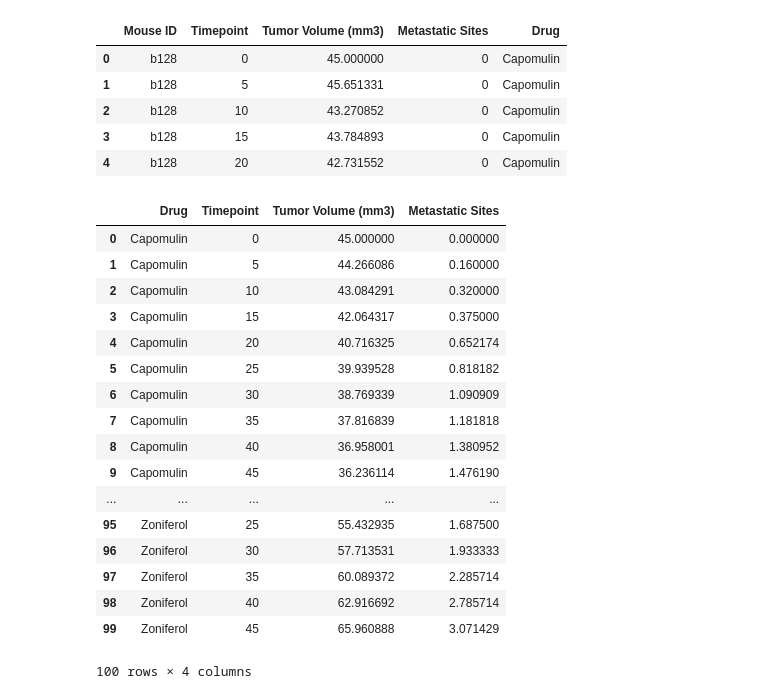
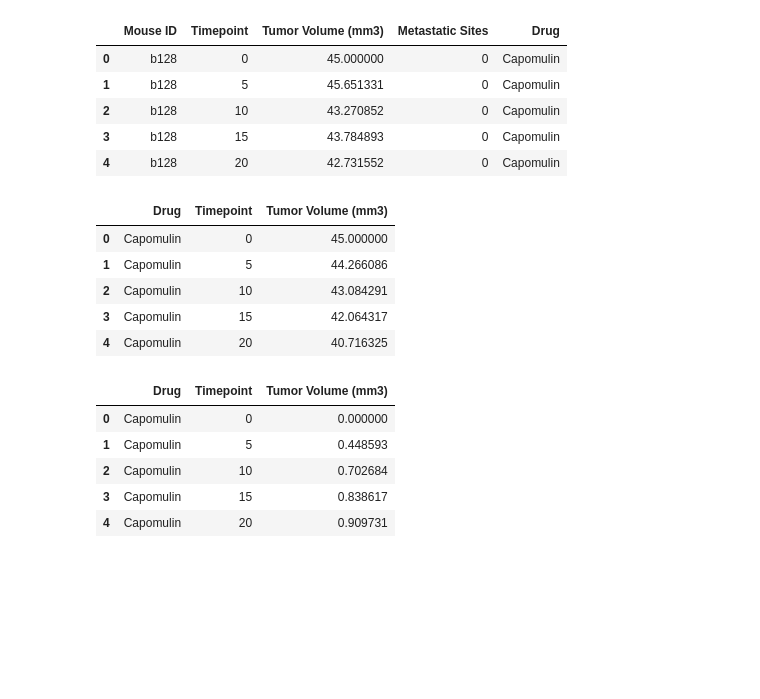
Before and after one commit to djoleary5/Pymaceuticals, a Jupyter notebook: Pymaceuticals.ipynb, the cells around one changed output. Drawn from its saved outputs; the diff is of its cells as text; code cells hidden in the pictures; blank space fills up the shorter version.

```diff
--- a/Pymaceuticals.ipynb
+++ b/Pymaceuticals.ipynb
@@ -31,31 +32,39 @@ mouse_clin.head()
 | 4 | b128 | 20 | 42.731552 | 0 | Capomulin |
 # %%
 # Store the Mean Tumor Volume Data Grouped by Drug and Timepoint
-tumorVol = mouse_clin.groupby(['Drug', 'Timepoint'])
-tumorVol = tumorVol.mean()
+tumorGrp = mouse_clin.groupby(['Drug', 'Timepoint'])
+tumorVol = tumorGrp.mean()
 tumorVol = tumorVol.reset_index()
+del tumorVol['Metastatic Sites']
 
 # Convert to DataFrame
 tumorVol = pd.DataFrame(tumorVol)
 
 # Preview DataFrame
-tumorVol
+tumorVol.head()
 # %% [output]
-|  | Drug | Timepoint | Tumor Volume (mm3) | Metastatic Sites |
-| 0 | Capomulin | 0 | 45.000000 | 0.000000 |
-| 1 | Capomulin | 5 | 44.266086 | 0.160000 |
-| 2 | Capomulin | 10 | 43.084291 | 0.320000 |
-| 3 | Capomulin | 15 | 42.064317 | 0.375000 |
-| 4 | Capomulin | 20 | 40.716325 | 0.652174 |
-| 5 | Capomulin | 25 | 39.939528 | 0.818182 |
-| 6 | Capomulin | 30 | 38.769339 | 1.090909 |
-| 7 | Capomulin | 35 | 37.816839 | 1.181818 |
-| 8 | Capomulin | 40 | 36.958001 | 1.380952 |
-| 9 | Capomulin | 45 | 36.236114 | 1.476190 |
-| ... | ... | ... | ... | ... |
-| 95 | Zoniferol | 25 | 55.432935 | 1.687500 |
-| 96 | Zoniferol | 30 | 57.713531 | 1.933333 |
-| 97 | Zoniferol | 35 | 60.089372 | 2.285714 |
-| 98 | Zoniferol | 40 | 62.916692 | 2.785714 |
-| 99 | Zoniferol | 45 | 65.960888 | 3.071429 |
+|  | Drug | Timepoint | Tumor Volume (mm3) |
+| 0 | Capomulin | 0 | 45.000000 |
+| 1 | Capomulin | 5 | 44.266086 |
+| 2 | Capomulin | 10 | 43.084291 |
+| 3 | Capomulin | 15 | 42.064317 |
+| 4 | Capomulin | 20 | 40.716325 |
-100 rows × 4 columns
+# %%
+# Store the Standard Error of Tumor Volumes Grouped by Drug and Timepoint
+tumorErr = tumorGrp.sem()
+tumorErr = tumorErr.reset_index()
+del tumorErr['Metastatic Sites']
+del tumorErr['Mouse ID']
+
+# Convert to DataFrame
+tumorErr = pd.DataFrame(tumorErr)
+
+# Preview DataFrame
+tumorErr.head()
+# %% [output]
+|  | Drug | Timepoint | Tumor Volume (mm3) |
+| 0 | Capomulin | 0 | 0.000000 |
+| 1 | Capomulin | 5 | 0.448593 |
+| 2 | Capomulin | 10 | 0.702684 |
+| 3 | Capomulin | 15 | 0.838617 |
+| 4 | Capomulin | 20 | 0.909731 |
```
Also changed, not shown: parts of 3 cells of this notebook.
